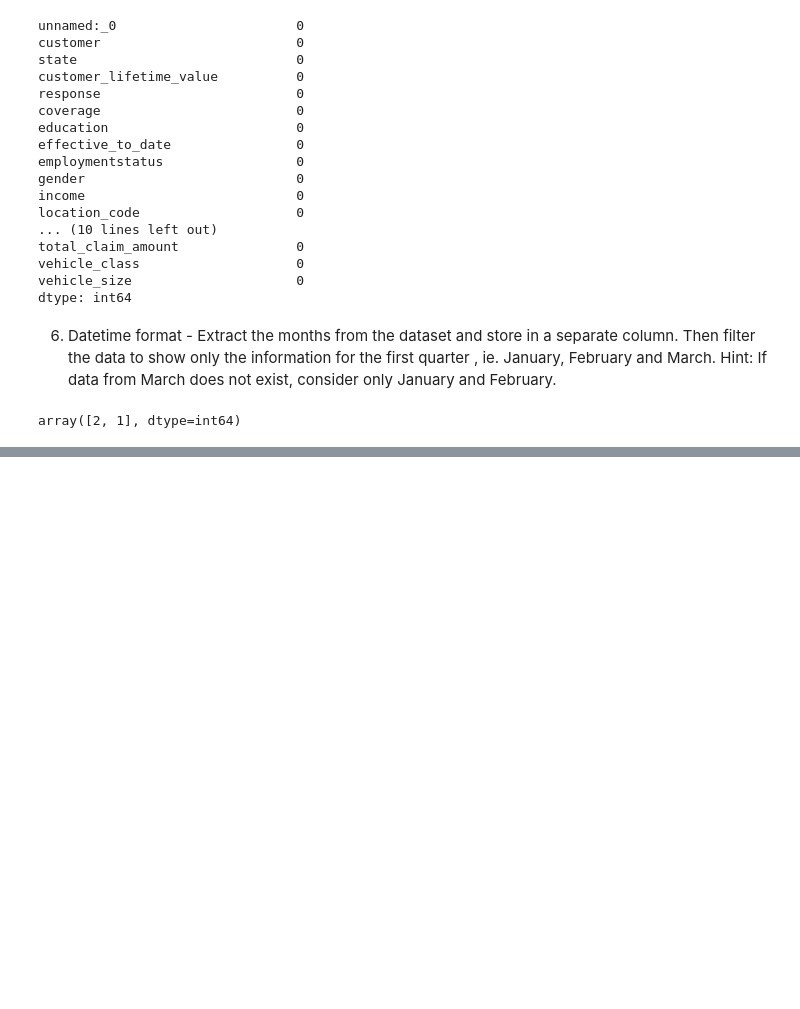
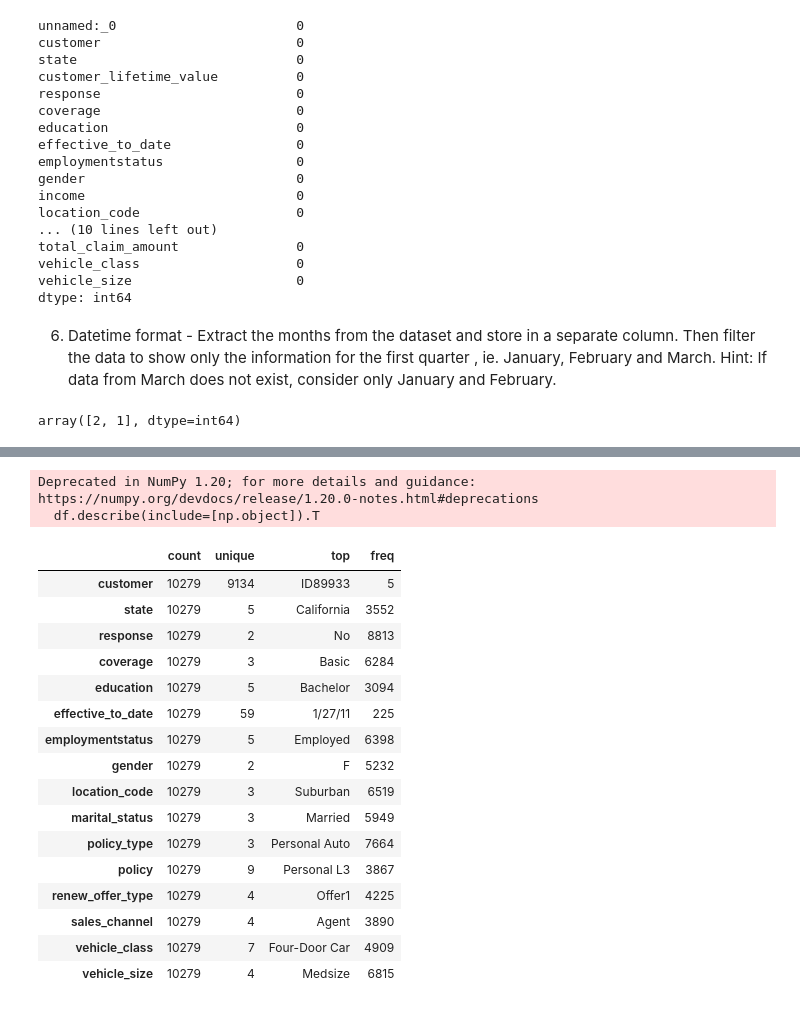
Before and after one commit to GiancarloSanna/lab-customer-analysis-round-2, a Jupyter notebook: files_for_lab/csv_files/Solutions.ipynb, the cells around one changed output, grey strips where cells are left out. Drawn from its saved outputs; the diff is of its cells as text; code cells hidden in the pictures; blank space fills up the shorter version.

```diff
--- a/files_for_lab/csv_files/Solutions.ipynb
+++ b/files_for_lab/csv_files/Solutions.ipynb
@@ -280,0 +294,25 @@ array(['2/18/11', '1/18/11', '2/10/11', '1/11/11', '1/17/11', '2/14/11',
+# %%
+# 2. Describe the DataFrame
+
+# For categorical data
+df.describe(include=[np.object]).T
+# %% [output]
+Deprecated in NumPy 1.20; for more details and guidance: https://numpy.org/devdocs/release/1.20.0-notes.html#deprecations
+  df.describe(include=[np.object]).T
+|  | count | unique | top | freq |
+| customer | 10279 | 9134 | ID89933 | 5 |
+| state | 10279 | 5 | California | 3552 |
+| response | 10279 | 2 | No | 8813 |
+| coverage | 10279 | 3 | Basic | 6284 |
+| education | 10279 | 5 | Bachelor | 3094 |
+| effective_to_date | 10279 | 59 | 1/27/11 | 225 |
+| employmentstatus | 10279 | 5 | Employed | 6398 |
+| gender | 10279 | 2 | F | 5232 |
+| location_code | 10279 | 3 | Suburban | 6519 |
+| marital_status | 10279 | 3 | Married | 5949 |
+| policy_type | 10279 | 3 | Personal Auto | 7664 |
+| policy | 10279 | 9 | Personal L3 | 3867 |
+| renew_offer_type | 10279 | 4 | Offer1 | 4225 |
+| sales_channel | 10279 | 4 | Agent | 3890 |
+| vehicle_class | 10279 | 7 | Four-Door Car | 4909 |
+| vehicle_size | 10279 | 4 | Medsize | 6815 |
```
Also changed, not shown: parts of 11 cells of this notebook.
